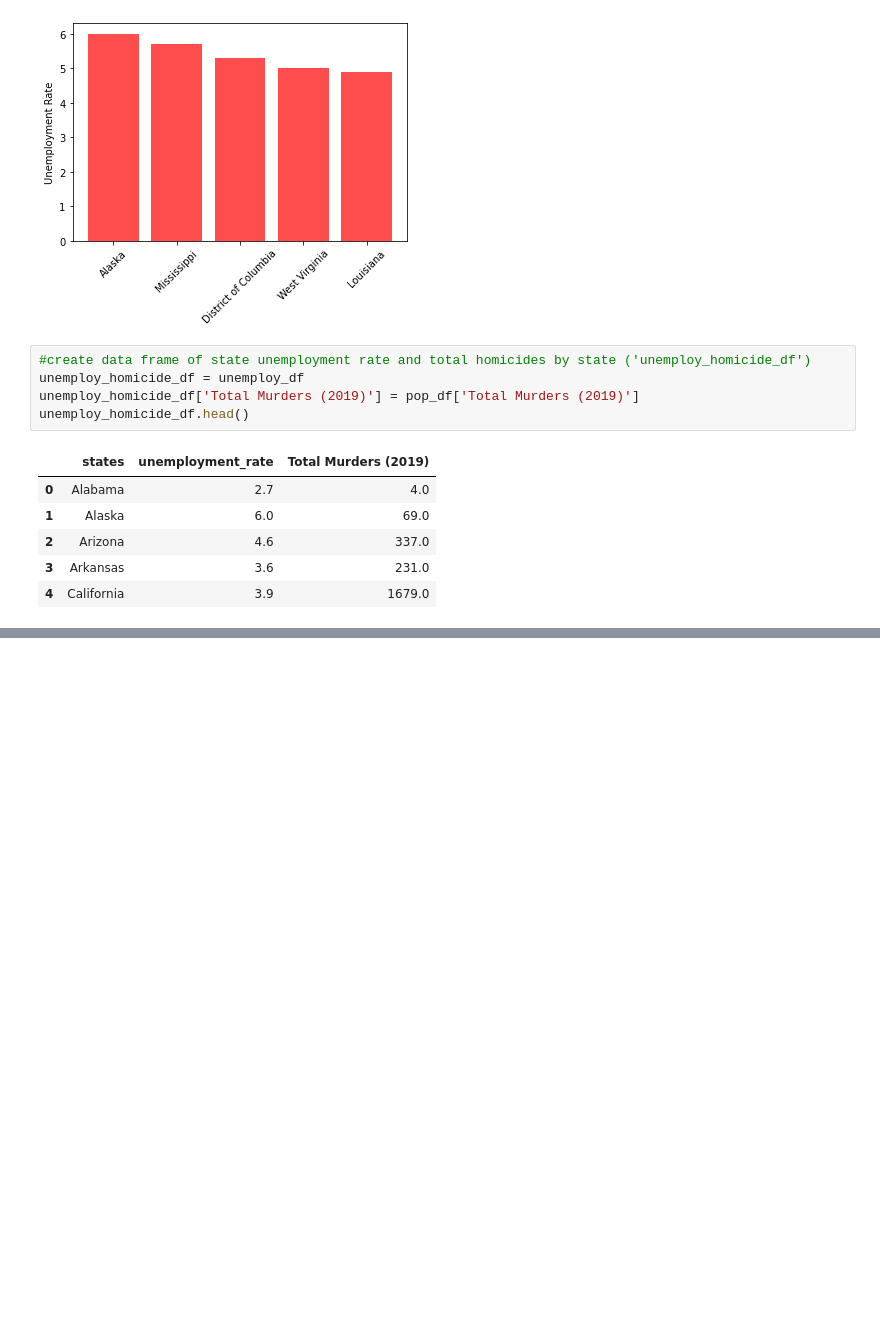
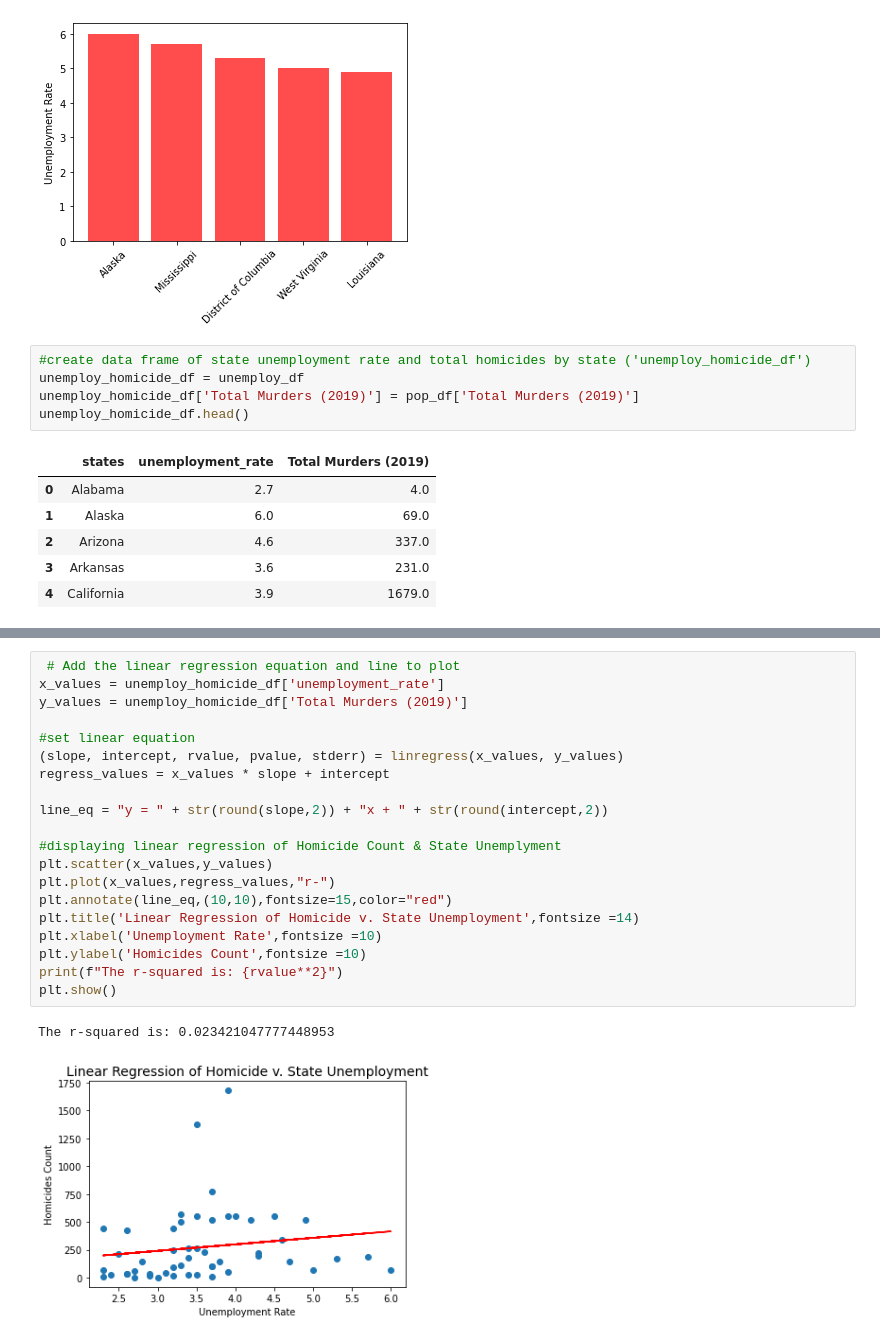
Before and after one commit to akarpie96/CrimeStats, a Jupyter notebook: State_unemployment_NikoEdit_012921.ipynb, the cells around one changed output, grey strips where cells are left out. Drawn from its saved outputs; the diff is of its cells as text; blank space fills up the shorter version.

```diff
--- a/State_unemployment_NikoEdit_012921.ipynb
+++ b/State_unemployment_NikoEdit_012921.ipynb
@@ -79,0 +81,23 @@ Text(0, 0.5, 'Homicides (2019)')
+# %%
+ # Add the linear regression equation and line to plot
+x_values = unemploy_homicide_df['unemployment_rate']
+y_values = unemploy_homicide_df['Total Murders (2019)']
+
+#set linear equation
+(slope, intercept, rvalue, pvalue, stderr) = linregress(x_values, y_values)
+regress_values = x_values * slope + intercept
+
+line_eq = "y = " + str(round(slope,2)) + "x + " + str(round(intercept,2))
+
+#displaying linear regression of Homicide Count & State Unemplyment
+plt.scatter(x_values,y_values)
+plt.plot(x_values,regress_values,"r-")
+plt.annotate(line_eq,(10,10),fontsize=15,color="red")
+plt.title('Linear Regression of Homicide v. State Unemployment',fontsize =14)
+plt.xlabel('Unemployment Rate',fontsize =10)
+plt.ylabel('Homicides Count',fontsize =10)
+print(f"The r-squared is: {rvalue**2}")
+plt.show()
+# %% [output]
+The r-squared is: 0.023421047777448953
+[figure, added]
```
Also changed, not shown: parts of 3 cells of this notebook, 2 other files.
